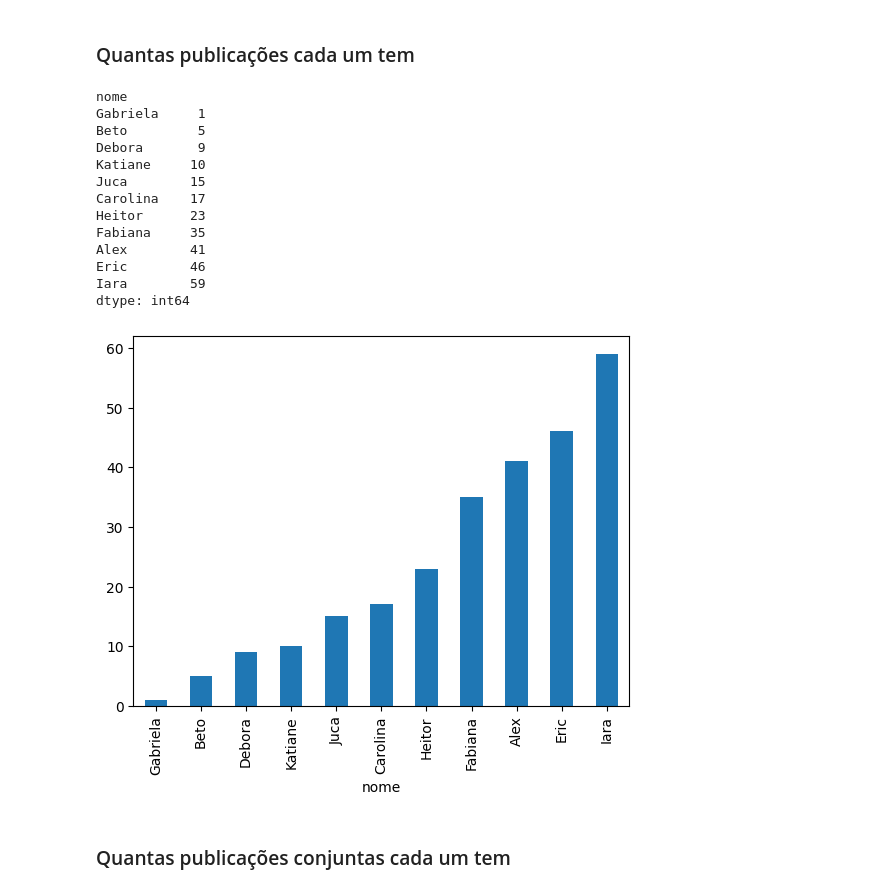
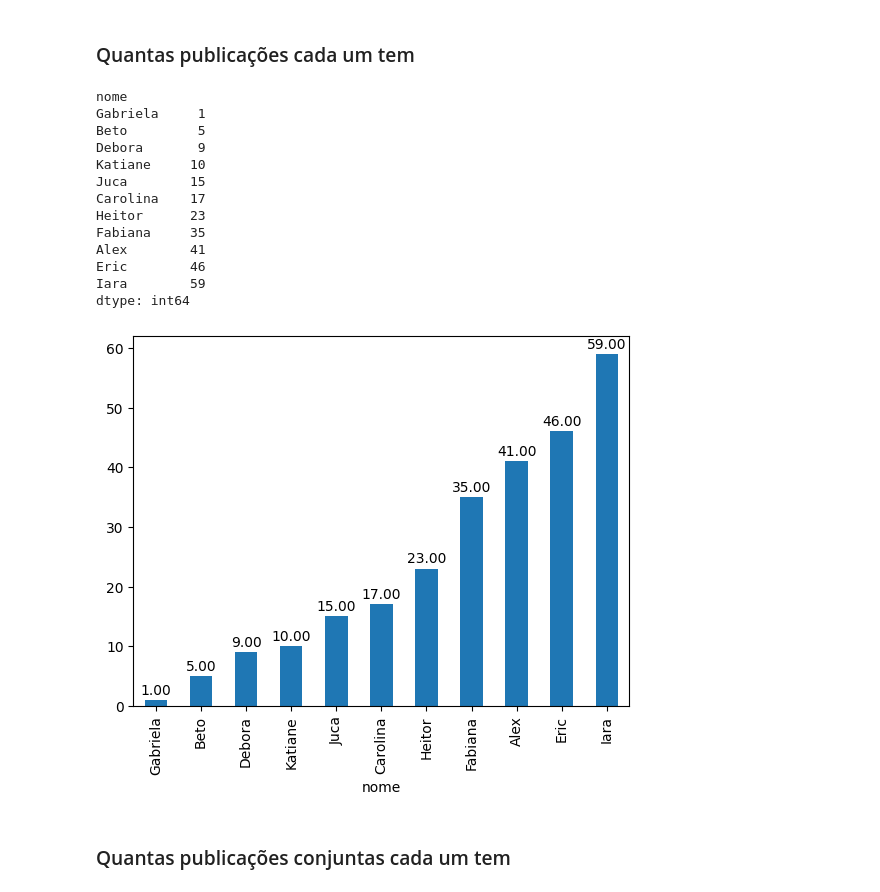
Before and after one commit to Draylon/ppgca_cd_debate, a Jupyter notebook: score_geral.ipynb, the cells around one changed output. Cells and saved outputs as stored; diff of their text form; code cells hidden in the pictures.

```diff
--- a/score_geral.ipynb
+++ b/score_geral.ipynb
@@ -169,24 +169,27 @@ dtype: int64
 # %%
 #quantas publicacoes p/ prof
 comp1 = all_merge.groupby('nome').size().sort_values(ascending=True)
 #comp1 = all_merge.groupby('nome').count()['id_publicacao'].sort_values(ascending=True)
-comp1.plot(kind='bar')
+ax1 = comp1.plot(kind='bar')
+for p in ax1.patches:
+    height = p.get_height()
+    ax1.text(p.get_x() + p.get_width() / 2., height + 1, f'{height:.2f}', ha='center')
 comp1
 # %% [output]
 nome
 Gabriela     1
 Beto         5
 Debora       9
 Katiane     10
 Juca        15
 Carolina    17
 Heitor      23
 Fabiana     35
 Alex        41
 Eric        46
 Iara        59
 dtype: int64
-[figure, old version]
+[figure, new version]
 # %% [markdown]
 ### Quantas publicações conjuntas cada um tem
 # %%
```
Also changed, not shown: parts of 7 cells of this notebook.
